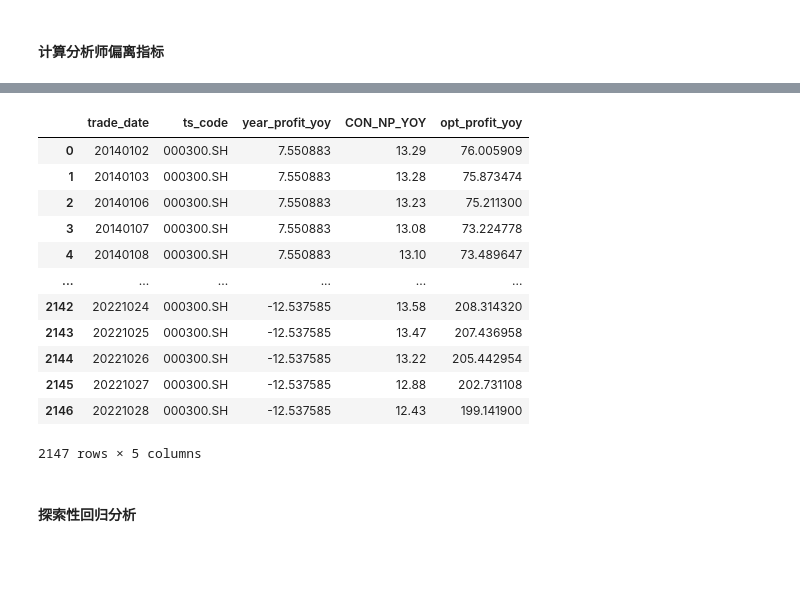
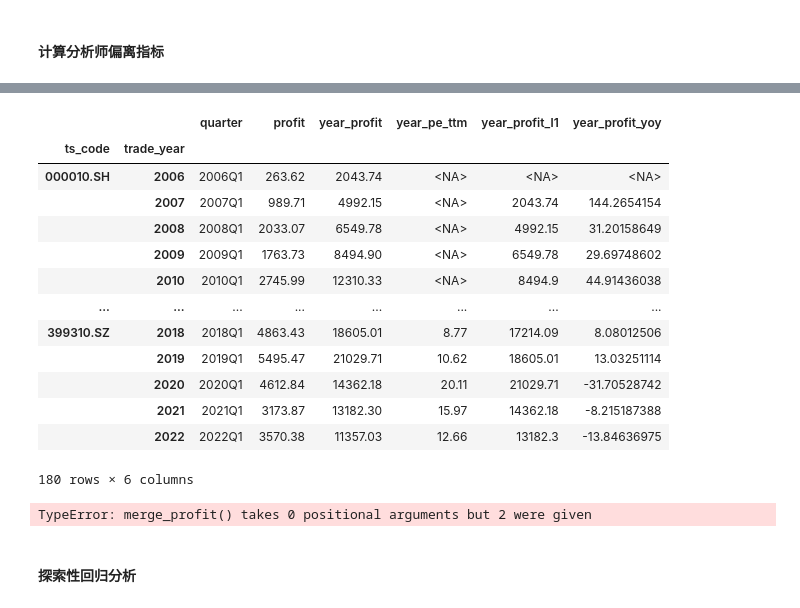
Before and after one commit to Colin-Bao/Investor-Sentiment, a Jupyter notebook: analyzer/analyzer.ipynb, the cells around one changed output, grey strips where cells are left out. Saved outputs shown, nothing was run; the diff lists cells and outputs as text; code cells hidden in the pictures; blank space fills up the shorter version.

```diff
--- a/analyzer/analyzer.ipynb
+++ b/analyzer/analyzer.ipynb
@@ -149,33 +163,72 @@ data_loader.get_time_series()
+# %%
+
+# 计算每日实际净利润
+def merge_profit():
+    # 用于计算的数据
+    df_basic = data_loader.get_index_panel().reset_index()
+    df_profit = cudf.read_parquet(f'{DATASETS_PATH}IDX_PANEL_PROFIT.parquet').reset_index()
+
+    # 指数基本面板数据计算
+    df_basic['trade_year'] = df_basic['trade_date'] // 10000
+
+    # 利润数据
+    df_profit = df_profit.groupby(by=['trade_year', 'ts_code'], as_index=False, ).first()
+    df_profit['year_profit_l1'] = df_profit.groupby(by=['ts_code'], as_index=False, sort=True)['year_profit'].shift(1)
+
+    # yoy
+    df_profit['year_profit_yoy'] = 100 * ((df_profit['year_profit'] / df_profit['year_profit_l1']) - 1)
+    # cudf.merge(df_profit, df_basic, on=['trade_year', 'ts_code'], how='left', sort=True)
+    #
+    # 合并
+    return df_profit
+
+
+# cudf.DataFrame.groupby
+
+merge_profit().set_index(['ts_code', 'trade_year', ], ).sort_index()
+# %% [output]
+|  |  | quarter | profit | year_profit | year_pe_ttm | year_profit_l1 | year_profit_yoy |
+| ts_code | trade_year |  |  |  |  |  |  |
+| 000010.SH | 2006 | 2006Q1 | 263.62 | 2043.74 | <NA> | <NA> | <NA> |
+|  | 2007 | 2007Q1 | 989.71 | 4992.15 | <NA> | 2043.74 | 144.2654154 |
+|  | 2008 | 2008Q1 | 2033.07 | 6549.78 | <NA> | 4992.15 | 31.20158649 |
+|  | 2009 | 2009Q1 | 1763.73 | 8494.90 | <NA> | 6549.78 | 29.69748602 |
+|  | 2010 | 2010Q1 | 2745.99 | 12310.33 | <NA> | 8494.9 | 44.91436038 |
+| ... | ... | ... | ... | ... | ... | ... | ... |
+| 399310.SZ | 2018 | 2018Q1 | 4863.43 | 18605.01 | 8.77 | 17214.09 | 8.08012506 |
+|  | 2019 | 2019Q1 | 5495.47 | 21029.71 | 10.62 | 18605.01 | 13.03251114 |
+|  | 2020 | 2020Q1 | 4612.84 | 14362.18 | 20.11 | 21029.71 | -31.70528742 |
+|  | 2021 | 2021Q1 | 3173.87 | 13182.30 | 15.97 | 14362.18 | -8.215187388 |
+|  | 2022 | 2022Q1 | 3570.38 | 11357.03 | 12.66 | 13182.3 | -13.84636975 |
+180 rows × 6 columns
 # %%
 
 # 计算每日实际净利润
-def merge_profit(df_basic, df_profit):
+def merge_profit():
+    # 用于计算的数据
+    df_basic = data_loader.get_index_panel()
+    df_profit = cudf.read_parquet('/data/DataSets/investor_sentiment/IDX_PANEL_PROFIT.parquet')
     # 指数基本面板数据计算
     df_basic['trade_year'] = df_basic.index.levels[0] // 10000
     # 利润数据
     df_profit = df_profit.groupby(level=['trade_year', 'ts_code']).first()[['year_profit']]
     df_profit['year_profit_l1'] = df_profit['year_profit'].shift(1)
+    df_profit['year_profit_yoy'] = ((df_profit['year_profit'] / df_profit['year_profit_l1']) - 1) * 100
     # 合并
     return pd.merge(df_basic.reset_index(), df_profit.reset_index(), on=['trade_year', 'ts_code'])
-
-
-# 计算衍生指标
-def cal_der(df):
-    df['year_profit_yoy'] = ((df['year_profit'] / df['year_profit_l1']) - 1) * 100
-    return df
 
 
 # 分析师指数预期对比指标
 df_analyst = (
         cudf.merge(
                 # 指数基本面+利润
-                (cudf.from_pandas(cal_der(
+                (cudf.from_pandas(
                         merge_profit(
                                 data_loader.get_index_panel().to_pandas().query("ts_code=='000300.SH'"),
                                 pd.read_parquet('/data/DataSets/investor_sentiment/IDX_PANEL_PROFIT.parquet').query(
                                         "ts_code=='000300.SH'")
                         )
-                ))),
+                )),
                 # 分析师一致预期
                 data_loader.get_conidx_panel().reset_index(),
                 on=['trade_date', 'ts_code'], sort=True
@@ -189,19 +242,7 @@ df_analyst
 
 # @formatter:off
 # %% [output]
-|  | trade_date | ts_code | year_profit_yoy | CON_NP_YOY | opt_profit_yoy |
-| 0 | 20140102 | 000300.SH | 7.550883 | 13.29 | 76.005909 |
-| 1 | 20140103 | 000300.SH | 7.550883 | 13.28 | 75.873474 |
-| 2 | 20140106 | 000300.SH | 7.550883 | 13.23 | 75.211300 |
-| 3 | 20140107 | 000300.SH | 7.550883 | 13.08 | 73.224778 |
-| 4 | 20140108 | 000300.SH | 7.550883 | 13.10 | 73.489647 |
-| ... | ... | ... | ... | ... | ... |
-| 2142 | 20221024 | 000300.SH | -12.537585 | 13.58 | 208.314320 |
-| 2143 | 20221025 | 000300.SH | -12.537585 | 13.47 | 207.436958 |
-| 2144 | 20221026 | 000300.SH | -12.537585 | 13.22 | 205.442954 |
-| 2145 | 20221027 | 000300.SH | -12.537585 | 12.88 | 202.731108 |
-| 2146 | 20221028 | 000300.SH | -12.537585 | 12.43 | 199.141900 |
-2147 rows × 5 columns
+TypeError: merge_profit() takes 0 positional arguments but 2 were given
 # %% [markdown]
 #### 探索性回归分析
 # %%
```
Also changed, not shown: parts of 8 cells of this notebook.
